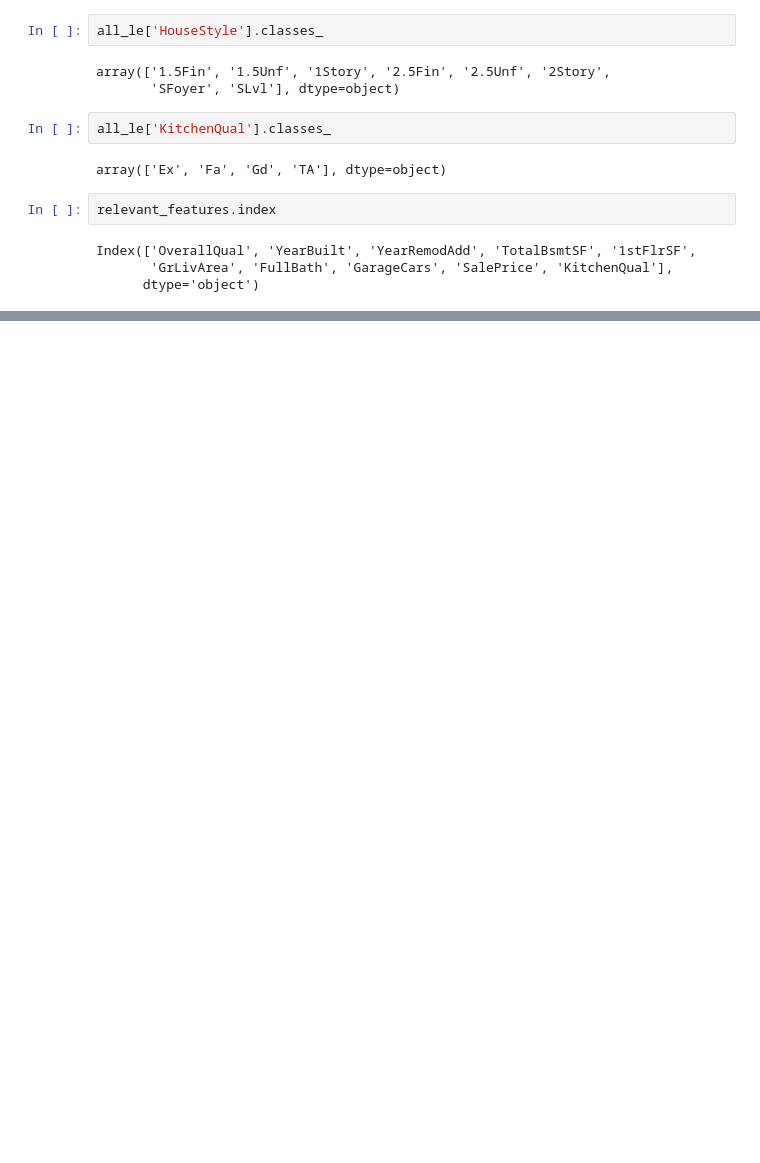
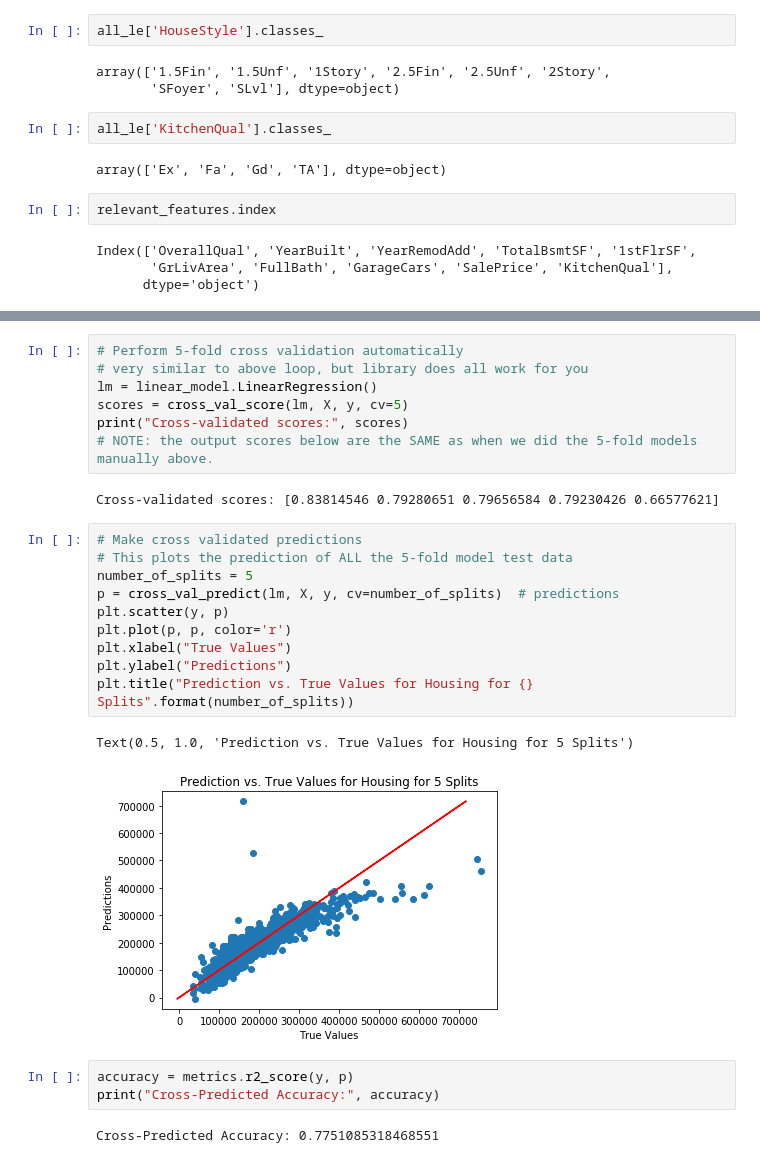
Before and after one commit to ConnorHaas03/MachineLearningProject, a Jupyter notebook: JaeMLproject.ipynb, the cells around one changed output, grey strips where cells are left out. Drawn from its saved outputs; the diff is of its cells as text; blank space fills up the shorter version.

```diff
--- a/Jae/JaeMLproject.ipynb
+++ b/JaeMLproject.ipynb
@@ -512,0 +665,27 @@ strong multicollinearity or other numerical problems.
+# %%
+# Perform 5-fold cross validation automatically
+# very similar to above loop, but library does all work for you
+lm = linear_model.LinearRegression()
+scores = cross_val_score(lm, X, y, cv=5)
+print("Cross-validated scores:", scores)
+# NOTE: the output scores below are the SAME as when we did the 5-fold models manually above.
+# %% [output]
+Cross-validated scores: [0.83814546 0.79280651 0.79656584 0.79230426 0.66577621]
+# %%
+# Make cross validated predictions
+# This plots the prediction of ALL the 5-fold model test data
+number_of_splits = 5
+p = cross_val_predict(lm, X, y, cv=number_of_splits)  # predictions
+plt.scatter(y, p)
+plt.plot(p, p, color='r')
+plt.xlabel("True Values")
+plt.ylabel("Predictions")
+plt.title("Prediction vs. True Values for Housing for {} Splits".format(number_of_splits))
+# %% [output]
+Text(0.5, 1.0, 'Prediction vs. True Values for Housing for 5 Splits')
+[figure, added]
+# %%
+accuracy = metrics.r2_score(y, p)
+print("Cross-Predicted Accuracy:", accuracy)
+# %% [output]
+Cross-Predicted Accuracy: 0.7751085318468551
```
Also changed, not shown: parts of 39 cells of this notebook, 3 other files.
